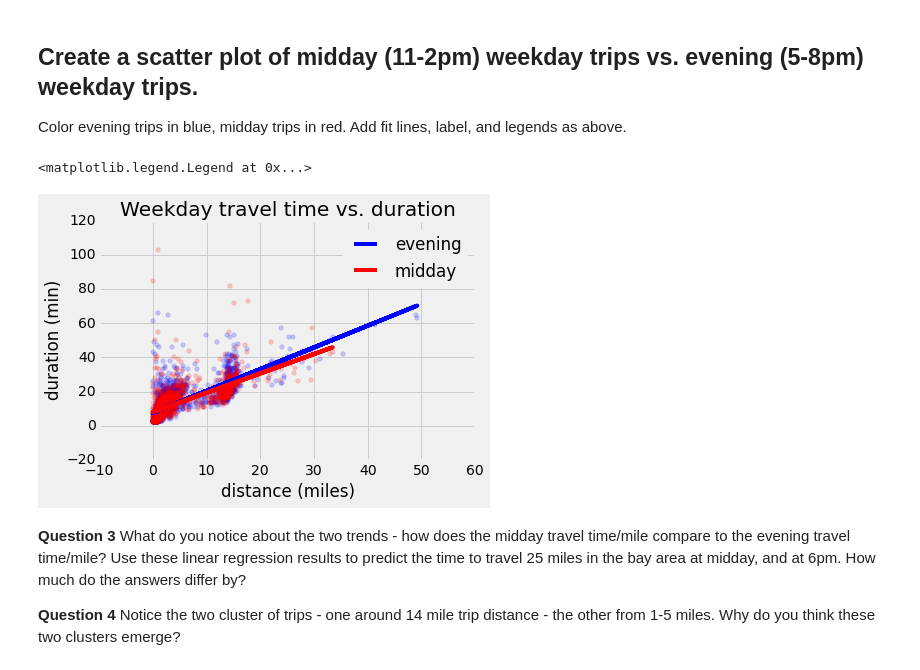
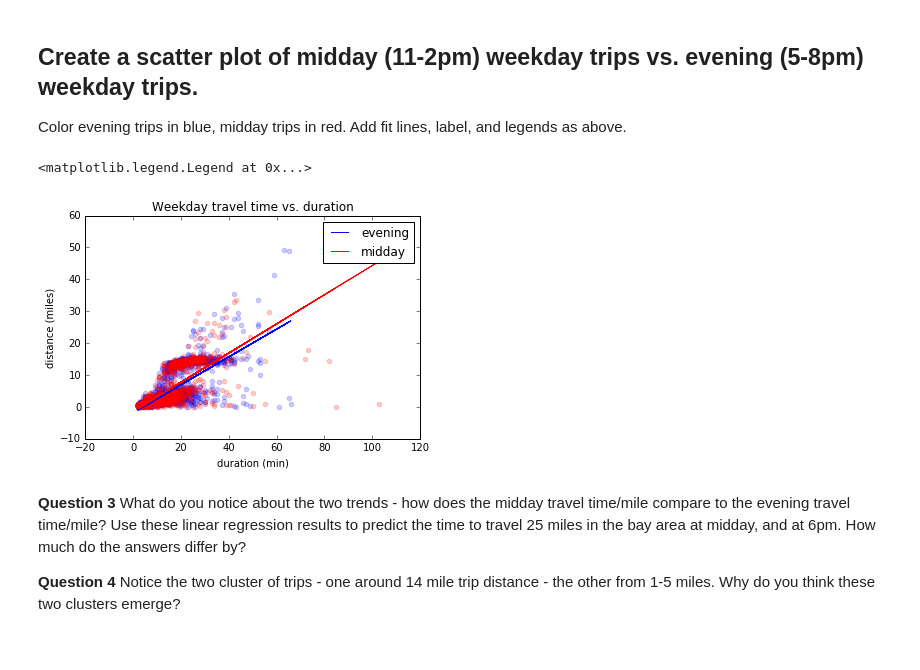
Before and after one commit to wesleyjin/smart-cities-connector, a Jupyter notebook: labs_in_progress/Minilab6_solutions.ipynb, the cells around one changed output. Cells and saved outputs as stored; diff of their text form; code cells hidden in the pictures.

```diff
--- a/labs_in_progress/Minilab6_solutions.ipynb
+++ b/labs_in_progress/Minilab6_solutions.ipynb
@@ -104,23 +105,23 @@ Color evening trips in blue, midday trips in red. Add fit lines, label, and lege
 # %%
 #Answer key
 weekday_evening = weekday.where(np.logical_and(weekday.column('start hour')>17,weekday.column('start hour')<20))
 weekday_midday = weekday.where(np.logical_and(weekday.column('start hour')>11,weekday.column('start hour')<14))
 
-x, y=  weekday_evening.column("dist (miles)"), weekday_evening.column("duration (min)")
+x, y=  weekday_evening.column("duration (min)"), weekday_evening.column("dist (miles)")
 plt.scatter(x,y,color='blue', alpha = .2)
 plt.plot(x,fit(x,y), color='blue', label = 'evening')
 
-x, y=  weekday_midday.column("dist (miles)"), weekday_midday.column("duration (min)")
+x, y=  weekday_midday.column("duration (min)"), weekday_midday.column("dist (miles)")
 plt.scatter(x,y,color='red', alpha = .2)
 plt.plot(x,fit(x,y), color='red', label = 'midday')
 
 plt.title('Weekday travel time vs. duration')
-plt.xlabel('distance (miles)')
-plt.ylabel('duration (min)')
+plt.xlabel('duration (min)')
+plt.ylabel('distance (miles)')
 plt.legend()
 # %% [output]
 <matplotlib.legend.Legend at 0x...>
-[figure, old version]
+[figure, new version]
 # %% [markdown]
 **Question 3** What do you notice about the two trends - how does the midday travel time/mile compare to the evening travel time/mile? Use these linear regression results to predict the time to travel 25 miles in the bay area at midday, and at 6pm. How much do the answers differ by?
 
```
Also changed, not shown: parts of 6 cells of this notebook, 4 other files.
